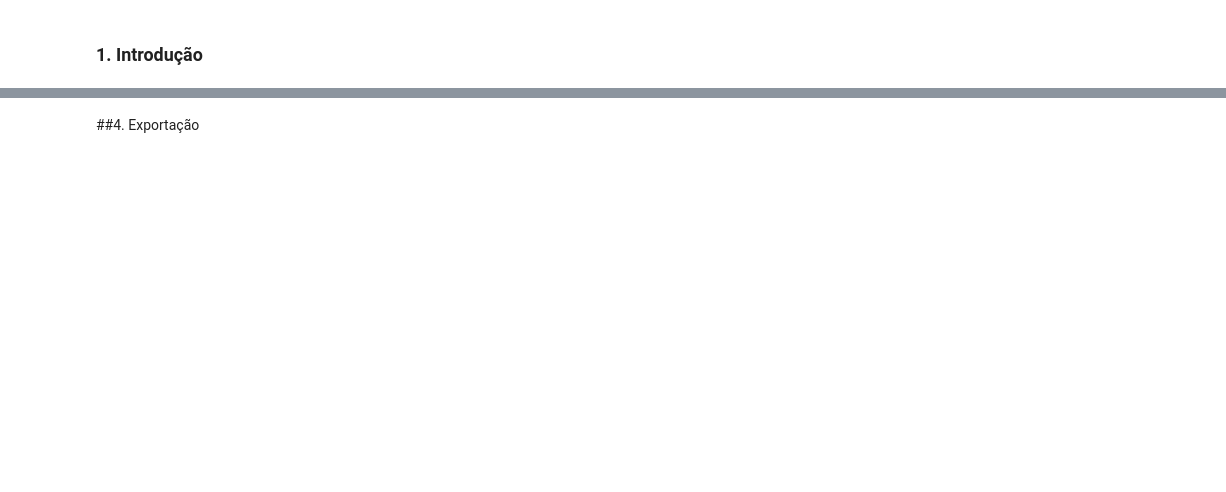
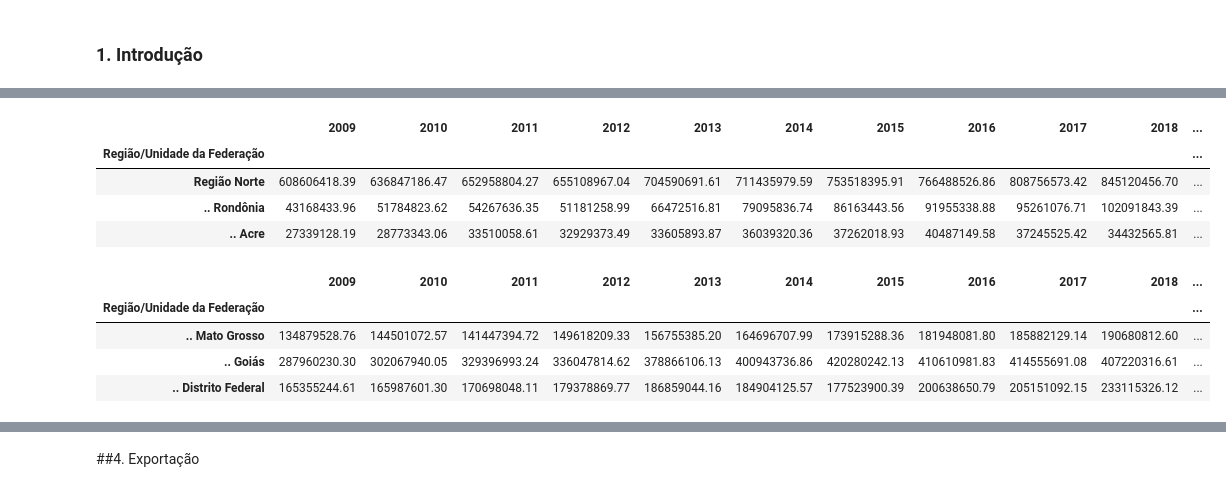
Before and after one commit to lfhillesheim/analise_data_sus, a Jupyter notebook: notebooks/tratamento.ipynb, the cells around one changed output, grey strips where cells are left out. Saved outputs shown, nothing was run; the diff lists cells and outputs as text; code cells hidden in the pictures; blank space fills up the shorter version.

```diff
--- a/notebooks/tratamento.ipynb
+++ b/notebooks/tratamento.ipynb
@@ -66,0 +108,20 @@ dados_aux = pd.read_csv(
+# %%
+'''Formatar os valores para ponto flutuante'''
+pd.options.display.float_format = '{:.2f}'.format
+
+'''Renomear a Coluna Unidade da Federação to UF'''
+dados_valor_estado = dados_valor_estado.rename(columns={"Unidade da Federação": "UF"})
+
+display(dados_valor_estado.head(3))
+display(dados_valor_estado.tail(3))
+# %% [output]
+|  | 2009 | 2010 | 2011 | 2012 | 2013 | 2014 | 2015 | 2016 | 2017 | 2018 | ... |
+| Região/Unidade da Federação |  |  |  |  |  |  |  |  |  |  | ... |
+| Região Norte | 608606418.39 | 636847186.47 | 652958804.27 | 655108967.04 | 704590691.61 | 711435979.59 | 753518395.91 | 766488526.86 | 808756573.42 | 845120456.70 | ... |
+| .. Rondônia | 43168433.96 | 51784823.62 | 54267636.35 | 51181258.99 | 66472516.81 | 79095836.74 | 86163443.56 | 91955338.88 | 95261076.71 | 102091843.39 | ... |
+| .. Acre | 27339128.19 | 28773343.06 | 33510058.61 | 32929373.49 | 33605893.87 | 36039320.36 | 37262018.93 | 40487149.58 | 37245525.42 | 34432565.81 | ... |
+|  | 2009 | 2010 | 2011 | 2012 | 2013 | 2014 | 2015 | 2016 | 2017 | 2018 | ... |
+| Região/Unidade da Federação |  |  |  |  |  |  |  |  |  |  | ... |
+| .. Mato Grosso | 134879528.76 | 144501072.57 | 141447394.72 | 149618209.33 | 156755385.20 | 164696707.99 | 173915288.36 | 181948081.80 | 185882129.14 | 190680812.60 | ... |
+| .. Goiás | 287960230.30 | 302067940.05 | 329396993.24 | 336047814.62 | 378866106.13 | 400943736.86 | 420280242.13 | 410610981.83 | 414555691.08 | 407220316.61 | ... |
+| .. Distrito Federal | 165355244.61 | 165987601.30 | 170698048.11 | 179378869.77 | 186859044.16 | 184904125.57 | 177523900.39 | 200638650.79 | 205151092.15 | 233115326.12 | ... |
```
Also changed, not shown: parts of 24 cells of this notebook.
